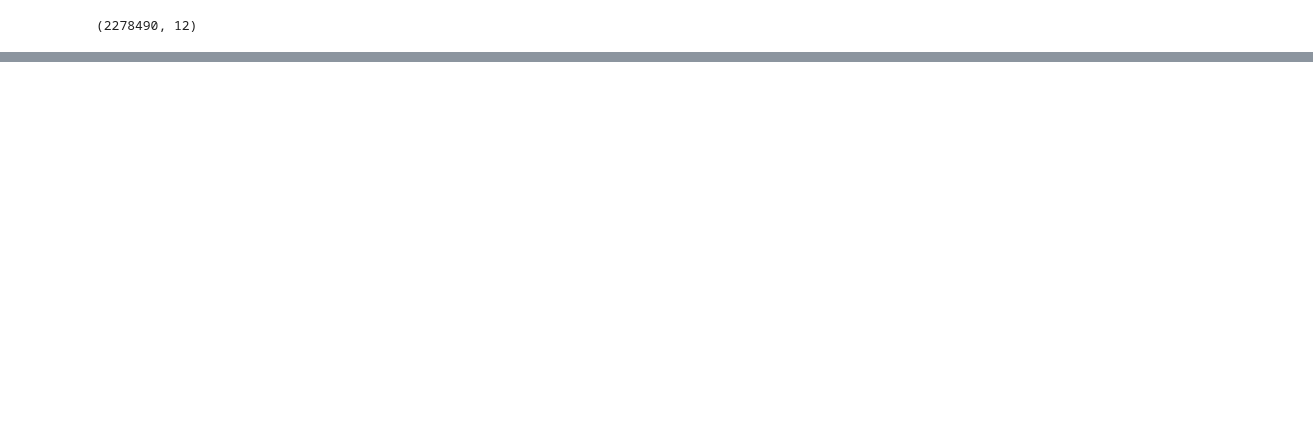
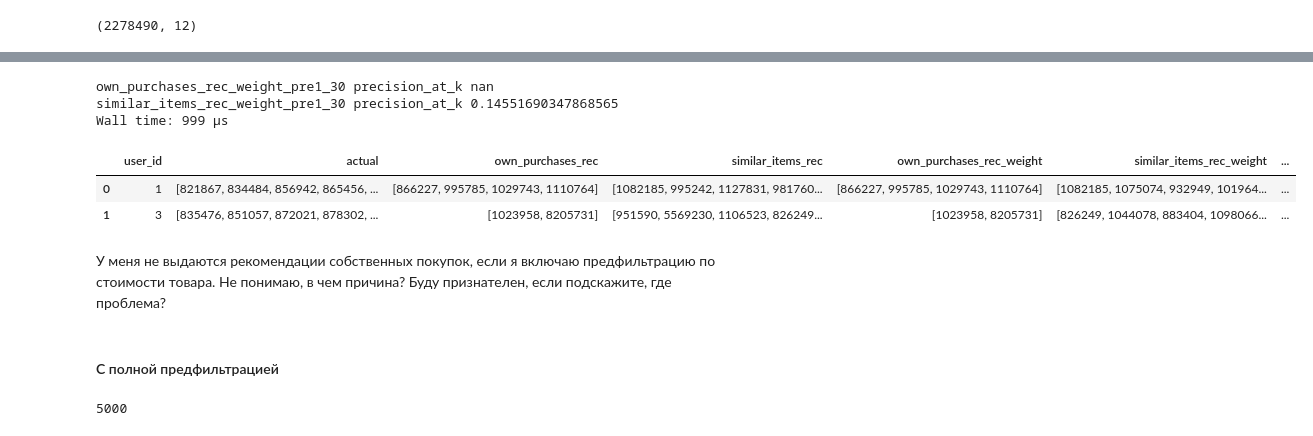
Before and after one commit to irustam/recommender-systems, a Jupyter notebook: hw_webinar_4.ipynb, the cells around one changed output, grey strips where cells are left out. Cells and saved outputs as stored; diff of their text form; code cells hidden in the pictures; blank space fills up the shorter version.

```diff
--- a/hw_webinar_4.ipynb
+++ b/hw_webinar_4.ipynb
@@ -644,0 +552,3 @@ recs
+# %%
+data_train3 = prefilter_items(data_train)
+data_train3['item_id'].nunique()
@@ -644,0 +557,3 @@ recs
+# %%
+%%time
+recommender = MainRecommender(data_train3, ctm_res, top_col=top_col, weighting=True)
@@ -644,0 +563,3 @@ recs
+# %%
+%%time
+result.add_result('own_purchases_rec_weight_pre1_30', recommender.get_similar_items_recommendation)
@@ -644,0 +569,3 @@ recs
+# %%
+%%time
+result.add_result('similar_items_rec_weight_pre1_30', recommender.get_similar_users_recommendation)
@@ -644,0 +582,22 @@ recs
+# %%
+print('own_purchases_rec_weight_pre1_30 precision_at_k', result.get_precision_at_k('own_purchases_rec_weight_pre1_30'))
+print('similar_items_rec_weight_pre1_30 precision_at_k', result.get_precision_at_k('similar_items_rec_weight_pre1_30'))
+# %% [output]
+own_purchases_rec_weight_pre1_30 precision_at_k nan
+similar_items_rec_weight_pre1_30 precision_at_k 0.14551690347868565
+Wall time: 999 µs
+# %%
+result.get_result().head(2)
+# %% [output]
+|  | user_id | actual | own_purchases_rec | similar_items_rec | own_purchases_rec_weight | similar_items_rec_weight | ... |
+| 0 | 1 | [821867, 834484, 856942, 865456, ... | [866227, 995785, 1029743, 1110764] | [1082185, 995242, 1127831, 981760... | [866227, 995785, 1029743, 1110764] | [1082185, 1075074, 932949, 101964... | ... |
+| 1 | 3 | [835476, 851057, 872021, 878302, ... | [1023958, 8205731] | [951590, 5569230, 1106523, 826249... | [1023958, 8205731] | [826249, 1044078, 883404, 1098066... | ... |
+# %% [markdown]
+У меня не выдаются рекомендации собственных покупок, если я включаю предфильтрацию по стоимости товара. Не понимаю, в чем причина? Буду признателен, если подскажите, где проблема?
+# %% [markdown]
+#### С полной предфильтрацией
+# %%
+data_train4 = prefilter_items(data_train)
+data_train4['item_id'].nunique()
+# %% [output]
+5000
```
Also changed, not shown: parts of 65 cells of this notebook, 4 other files.
